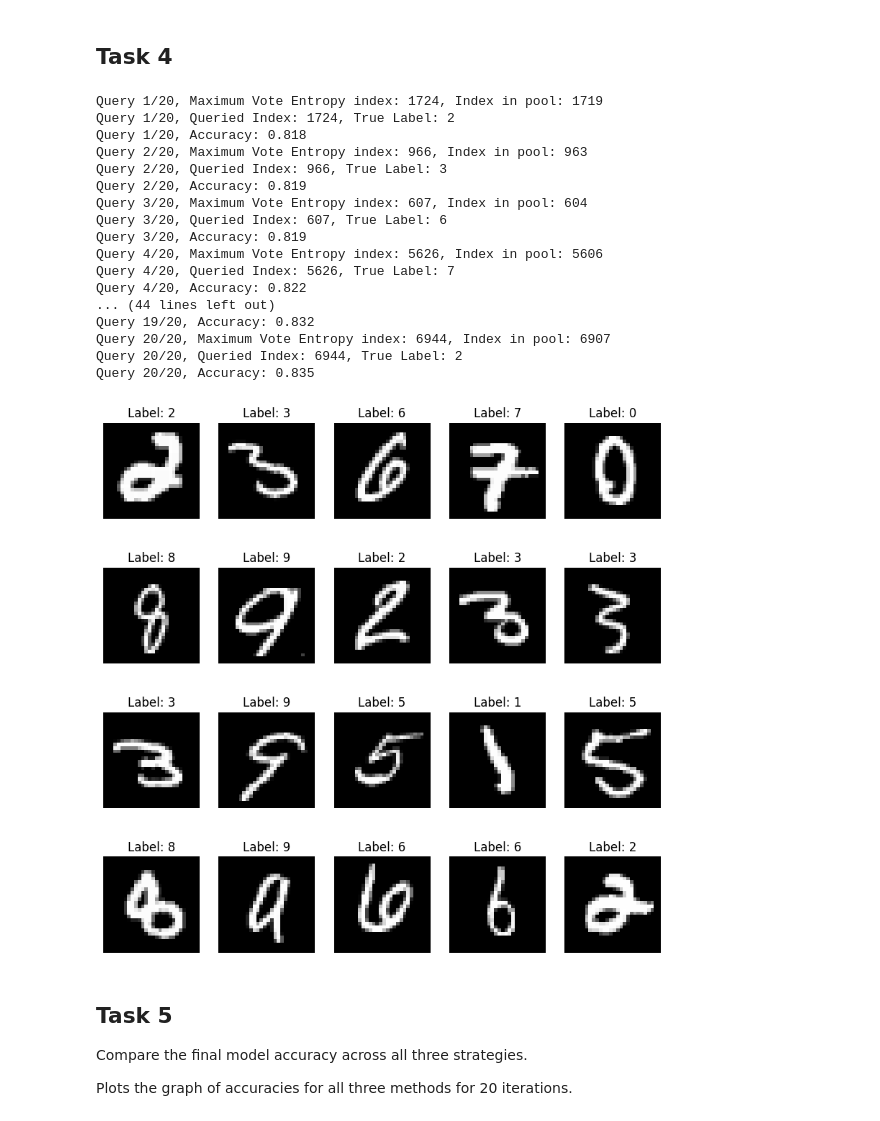
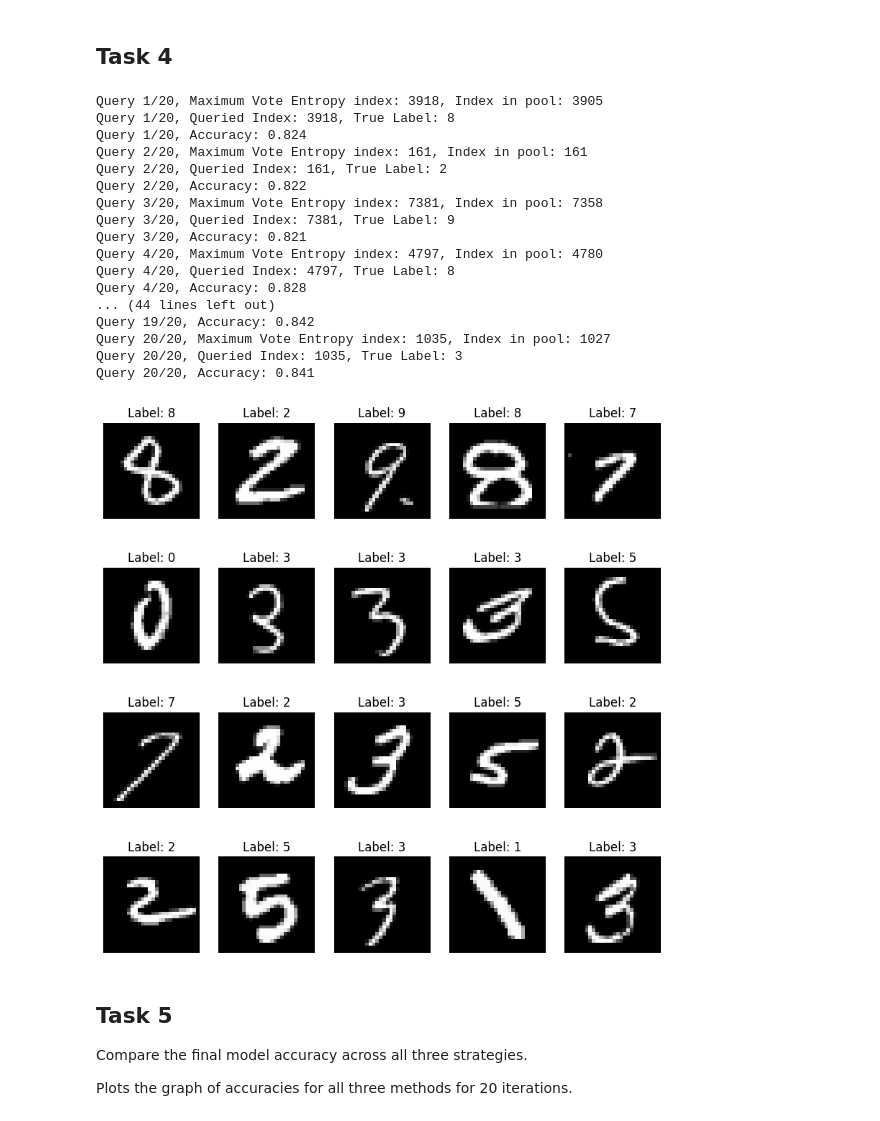
Before and after one commit to Praanshu101/Active_Learning, a Jupyter notebook: Lab4.ipynb, the cells around one changed output. Drawn from its saved outputs; the diff is of its cells as text; code cells hidden in the pictures.

```diff
--- a/Lab4.ipynb
+++ b/Lab4.ipynb
@@ -306,14 +306,21 @@ X_initial3 = np.array(X_initial) # Copy of initially labeled dataset
 y_initial3 = np.array(y_initial) # Copy of initially labeled labels
 unlabeled_pool_idx3 = np.array(unlabeled_pool_idx) # Copy of the indices of the unlabeled pool
 
+# Function to get the majority vote
+def get_majority_vote(x):
+    counts = np.bincount(x)
+    return counts.argmax()
+
 # Initialize a committee of Random Forest models
-committee = [RandomForestClassifier(n_estimators=100, random_state=i) for i in range(n_committee)]
+committee = [RandomForestClassifier(n_estimators=100) for i in range(n_committee)]
 X_pool3 = np.array(X_pool) # Copy of the unlabeled pool
+
 # Train all committee members on the initial labeled dataset
 for model in committee:
     model.fit(X_initial3, y_initial3)
+
 committee_votes = np.array([model.predict(X_test) for model in committee])
-majority_vote = np.apply_along_axis(lambda x: np.bincount(x).argmax(), axis=0, arr=committee_votes)
+majority_vote = np.apply_along_axis(get_majority_vote, axis=0, arr=committee_votes)
 initial_accuracy = np.mean(majority_vote == y_test)# Active Learning Loop
 n_queries = 20
 accuracy3 = [initial_accuracy]
@@ -323,6 +330,8 @@ unlabeled_pool_idx3 = np.array(unlabeled_pool_idx)
 def calculate_entropy(probs):
     return -np.sum(probs * np.log2(probs+1e-10))
 fig, axs = plt.subplots(4, 5, figsize=(10, 10))
+
+
 
 for i in range(n_queries):
 
@@ -345,51 +354,51 @@ for i in range(n_queries):
     query_idx = unlabeled_pool_idx3[query_idx_idx]
 
     print(f'Query {i + 1}/{n_queries}, Maximum Vote Entropy index: {query_idx}, Index in pool: {query_idx_idx}')
 
     # Add queried sample to labeled dataset
     X_initial3 = np.vstack((X_initial3, X_train[query_idx]))
     y_initial3 = np.append(y_initial3, mnist["train"]["label"][query_idx])
     ax = axs[i // 5, i % 5]
     ax.imshow(X_train[query_idx].reshape(28, 28), cmap='gray')
     ax.set_title(f'Label: {mnist["train"]["label"][query_idx]}')
     ax.axis('off')
     # Remove the queried sample from the unlabelled pool
     X_pool3 = np.delete(X_pool3, query_idx_idx, axis=0)
     unlabeled_pool_idx3 = np.delete(unlabeled_pool_idx3, query_idx_idx, axis=0)
 
     # display the queried index and the true label
     print(f'Query {i + 1}/{n_queries}, Queried Index: {query_idx}, True Label: {mnist["train"]["label"][query_idx]}')
 
     # Retrain all committee models
     for model in committee:
         model.fit(X_initial3, y_initial3)
 
     # Compute accuracy using majority voting
     committee_votes = np.array([model.predict(X_test) for model in committee])
-    majority_vote = np.apply_along_axis(lambda x: np.bincount(x).argmax(), axis=0, arr=committee_votes)
+    majority_vote = np.apply_along_axis(get_majority_vote, axis=0, arr=committee_votes)
     accuracy = np.mean(majority_vote == y_test)
 
     print(f'Query {i + 1}/{n_queries}, Accuracy: {accuracy:.3f}')
     accuracy3.append(accuracy)
 # %% [output]
-Query 1/20, Maximum Vote Entropy index: 1724, Index in pool: 1719
-Query 1/20, Queried Index: 1724, True Label: 2
-Query 1/20, Accuracy: 0.818
-Query 2/20, Maximum Vote Entropy index: 966, Index in pool: 963
-Query 2/20, Queried Index: 966, True Label: 3
-Query 2/20, Accuracy: 0.819
-Query 3/20, Maximum Vote Entropy index: 607, Index in pool: 604
-Query 3/20, Queried Index: 607, True Label: 6
-Query 3/20, Accuracy: 0.819
-Query 4/20, Maximum Vote Entropy index: 5626, Index in pool: 5606
-Query 4/20, Queried Index: 5626, True Label: 7
-Query 4/20, Accuracy: 0.822
+Query 1/20, Maximum Vote Entropy index: 3918, Index in pool: 3905
+Query 1/20, Queried Index: 3918, True Label: 8
+Query 1/20, Accuracy: 0.824
+Query 2/20, Maximum Vote Entropy index: 161, Index in pool: 161
+Query 2/20, Queried Index: 161, True Label: 2
+Query 2/20, Accuracy: 0.822
+Query 3/20, Maximum Vote Entropy index: 7381, Index in pool: 7358
+Query 3/20, Queried Index: 7381, True Label: 9
+Query 3/20, Accuracy: 0.821
+Query 4/20, Maximum Vote Entropy index: 4797, Index in pool: 4780
+Query 4/20, Queried Index: 4797, True Label: 8
+Query 4/20, Accuracy: 0.828
 ... (44 lines left out)
-Query 19/20, Accuracy: 0.832
-Query 20/20, Maximum Vote Entropy index: 6944, Index in pool: 6907
-Query 20/20, Queried Index: 6944, True Label: 2
-Query 20/20, Accuracy: 0.835
+Query 19/20, Accuracy: 0.842
+Query 20/20, Maximum Vote Entropy index: 1035, Index in pool: 1027
+Query 20/20, Queried Index: 1035, True Label: 3
+Query 20/20, Accuracy: 0.841
-[figure, old version]
+[figure, new version]
 # %% [markdown]
 ## Task 5
 
```
Also changed, not shown: parts of 2 cells of this notebook.
